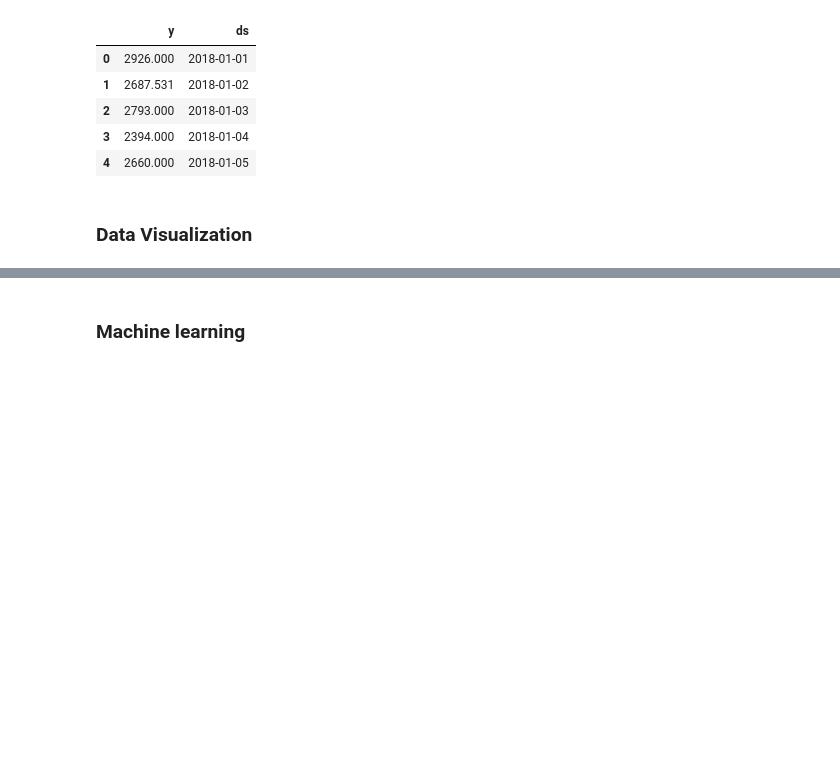
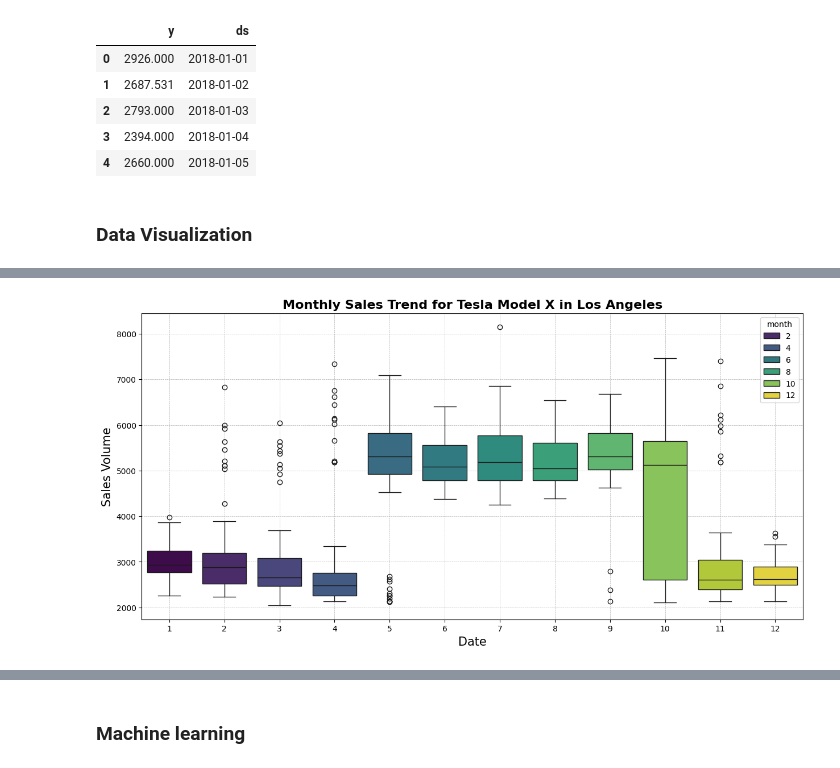
Before and after one commit to jaylesmajor/time-series-analysis, a Jupyter notebook: sales.ipynb, the cells around one changed output, grey strips where cells are left out. Saved outputs shown, nothing was run; the diff lists cells and outputs as text; code cells hidden in the pictures; blank space fills up the shorter version.

```diff
--- a/sales.ipynb
+++ b/sales.ipynb
@@ -134,0 +165,23 @@ df.head()
+# %%
+# Monthly sales trend
+plt.figure(figsize=(15, 7))
+df['month'] = df['ds'].dt.month # Create month column and slice the ds column into months
+sns.boxplot(data=df,
+            x='month',
+            y='y',
+            palette='viridis',
+            hue='month')
+
+# Add titles and labels
+plt.title('Monthly Sales Trend for Tesla Model X in Los Angeles', fontsize=16, fontweight='bold')
+plt.xlabel('Date', fontsize=15)
+plt.ylabel('Sales Volume', fontsize=15)
+
+# add grid
+plt.grid(visible=True,
+         ls='--',
+         lw='0.5')
+
+plt.show()
+# %% [output]
+[figure, added]
```
Also changed, not shown: parts of 2 cells of this notebook.
